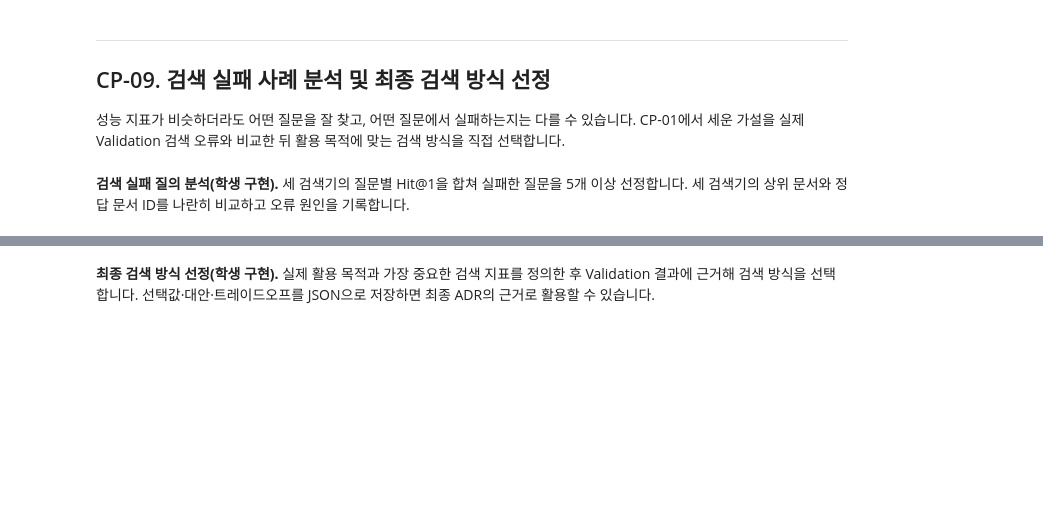
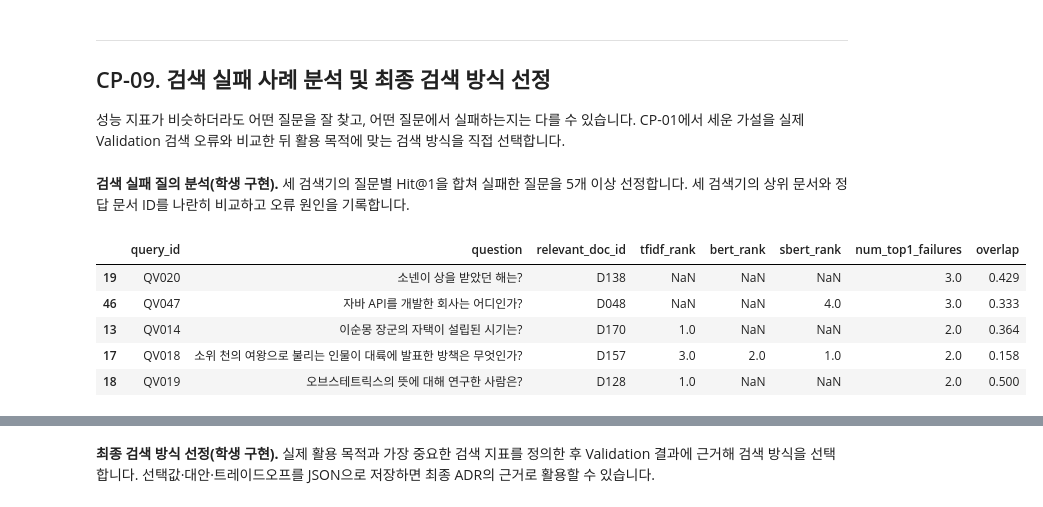
Before and after one commit to kkdcodez/ai-mini-projects, a Jupyter notebook: mini-project-02/code/NLP_BERT_MiniProject.ipynb, the cells around one changed output, grey strips where cells are left out. Saved outputs shown, nothing was run; the diff lists cells and outputs as text; code cells hidden in the pictures; blank space fills up the shorter version.

```diff
--- a/mini-project-02/code/NLP_BERT_MiniProject.ipynb
+++ b/mini-project-02/code/NLP_BERT_MiniProject.ipynb
@@ -881,13 +1015,71 @@ print('CP-08 통과: 세 검색 방식의 Validation 평가 완료')
 **검색 실패 질의 분석(학생 구현).** 세 검색기의 질문별 Hit@1을 합쳐 실패한 질문을 5개 이상 선정합니다. 세 검색기의 상위 문서와 정답 문서 ID를 나란히 비교하고 오류 원인을 기록합니다.
 # %%
 # [학생 구현] CP-09 — 질문별 성공/실패 비교 및 대표 오류 선택
+# 질문 ID, 질문 내용, 실제 정답 문서 ID를 가져옵니다.
+# 이 표에 세 검색기의 질문별 평가 결과를 추가할 예정입니다.
 error_df = valid_df[['query_id', 'question', 'relevant_doc_id']].copy()
-# TODO 9-1. tfidf_detail, bert_detail, sbert_detail을 query_id로 병합하세요.
-#             각 모델의 hit1/recall3/rank에는 모델 이름 접두사를 붙이세요.
-# TODO 9-2. num_top1_failures = 3 - 세 모델의 hit1 합계를 계산하세요.
-# TODO 9-3. 실패가 많은 질문 상위 5개를 error_cases로 추출해 표로 출력하세요.
-# TODO 9-4. 질문 하나에 대한 세 검색기의 Top-3 doc_id·유사도를 출력하세요.
-# TODO 9-5. error_cases를 TABLES/'cp09_error_cases.csv'에 저장하세요.
-# [힌트] CP-01의 valid_overlap[['query_id', 'overlap']]을 query_id로 병합해 두면
-#        실패한 질문의 겹침 비율을 함께 볼 수 있습니다.
-raise NotImplementedError('CP-09 검색 실패 사례를 비교하세요.')
+
+
+# TF-IDF, BERT, SBERT의 질문별 평가 결과를 순서대로 가져옵니다.
+for name, detail in [('tfidf', tfidf_detail), ('bert', bert_detail), ('sbert', sbert_detail)]:
+
+    # ### 중요! 동일한 질문(query_id)을 기준으로 세 검색기의 평가 결과를 연결합니다.
+    # 각 검색기의 결과를 구분하기 위해 열 이름 앞에 모델 이름을 붙입니다.
+    # 예: hit1 → tfidf_hit1, rank → tfidf_rank
+    # validate='one_to_one'은 양쪽 표에서 질문 ID가 중복되지 않는지 확인합니다.
+    error_df = error_df.merge(detail[['query_id', 'hit1', 'recall3', 'rank']].rename(
+        columns={'hit1': f'{name}_hit1', 'recall3': f'{name}_recall3',
+                 'rank': f'{name}_rank'}), on='query_id', validate='one_to_one')
+
+
+# ### 중요! 각 질문에서 정답을 1위로 찾지 못한 검색기의 개수를 계산합니다.
+# hit1은 1위 검색 성공이면 1, 실패하면 0입니다.
+# 전체 검색기 수(3)에서 성공한 검색기의 수를 빼면 실패한 검색기의 수가 됩니다.
+error_df['num_top1_failures'] = 3 - error_df[['tfidf_hit1','bert_hit1','sbert_hit1']].sum(axis=1)
+
+
+# ### 중요! CP-01에서 계산한 질문과 정답 문단의 글자 겹침 비율을 연결합니다.
+# 검색에 실패한 질문들의 겹침 비율이 실제로 낮은지 분석하기 위함입니다.
+error_df = error_df.merge(valid_overlap[['query_id', 'overlap']], on='query_id', validate='one_to_one')
+
+
+# ### 중요! 정답을 1위로 찾지 못한 검색기가 많은 질문부터 정렬합니다.
+# 실패한 검색기 수가 같으면 query_id 오름차순으로 정렬합니다.
+# 그중 상위 5개 질문을 대표 분석 사례로 선택합니다.
+error_cases = error_df.sort_values(['num_top1_failures','query_id'], ascending=[False,True]).head(5)
+
+
+# 대표 질문 5개의 정답 문서, 검색기별 정답 순위,
+# 실패한 검색기 수, 글자 겹침 비율을 확인합니다.
+display(error_cases[['query_id', 'question', 'relevant_doc_id',
+                     'tfidf_rank', 'bert_rank', 'sbert_rank', 'num_top1_failures', 'overlap']].round(3))
+
+
+# ### 중요! 전체 질문의 평균 겹침 비율과 대표 실패 질문의 평균 겹침 비율을 비교합니다.
+# 글자 겹침 비율이 낮은 질문에서 검색 실패가 많이 발생하는지 살펴봅니다.
+print('전체 Validation 평균 겹침 비율:', round(float(valid_overlap['overlap'].mean()), 3),
+      '| 대표 실패 질문 5개 평균:', round(float(error_cases['overlap'].mean()), 3))
+
+
+# 대표 실패 사례를 CSV 파일로 저장합니다.
+error_cases.to_csv(TABLES / 'cp09_error_cases.csv', index=False, encoding='utf-8-sig')
+
+
+print('대표 질문에 대한 세 검색기의 Top-3 비교:')
+
+# 대표 실패 사례 중 첫 번째 질문을 가져옵니다.
+first_query = str(error_cases.iloc[0]['question'])
+
+
+# ### 중요! 동일한 질문을 세 검색기에 각각 입력합니다.
+# 각 검색기가 어떤 문서를 상위 3개로 반환했는지 비교합니다.
+# 검색 결과에서 문서 ID와 유사도 점수를 추출하여 출력합니다.
+for name, fn in [('tfidf', search_tfidf), ('bert', search_bert), ('sbert', search_sbert)]:
+    print(f'  {name}:', [(h['doc_id'], round(h['score'], 3)) for h in fn(first_query, 3)])
+# %% [output]
+|  | query_id | question | relevant_doc_id | tfidf_rank | bert_rank | sbert_rank | num_top1_failures | overlap |
+| 19 | QV020 | 소넨이 상을 받았던 해는? | D138 | NaN | NaN | NaN | 3.0 | 0.429 |
+| 46 | QV047 | 자바 API를 개발한 회사는 어디인가? | D048 | NaN | NaN | 4.0 | 3.0 | 0.333 |
+| 13 | QV014 | 이순몽 장군의 자택이 설립된 시기는? | D170 | 1.0 | NaN | NaN | 2.0 | 0.364 |
+| 17 | QV018 | 소위 천의 여왕으로 불리는 인물이 대륙에 발표한 방책은 무엇인가? | D157 | 3.0 | 2.0 | 1.0 | 2.0 | 0.158 |
+| 18 | QV019 | 오브스테트릭스의 뜻에 대해 연구한 사람은? | D128 | 1.0 | NaN | NaN | 2.0 | 0.500 |
```
Also changed, not shown: parts of 16 cells of this notebook.
